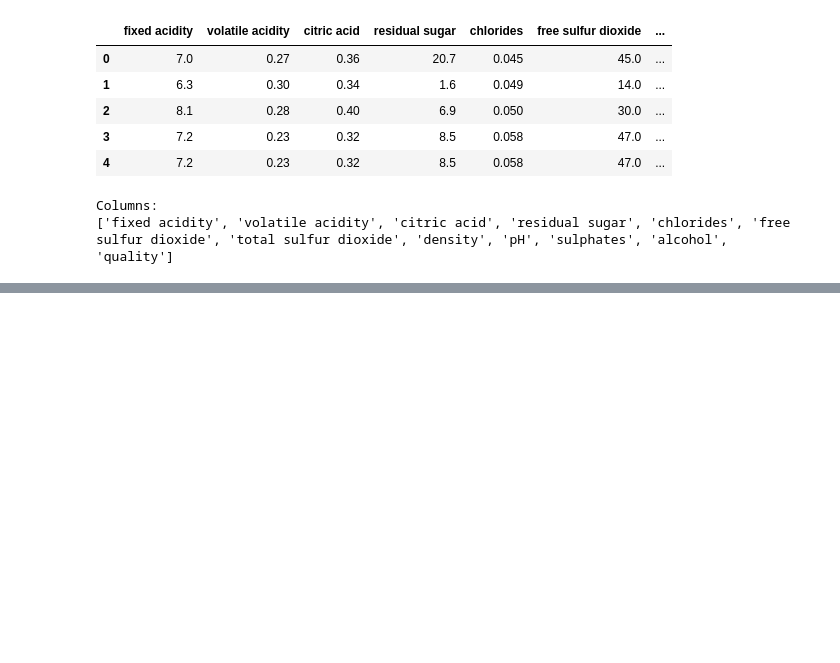
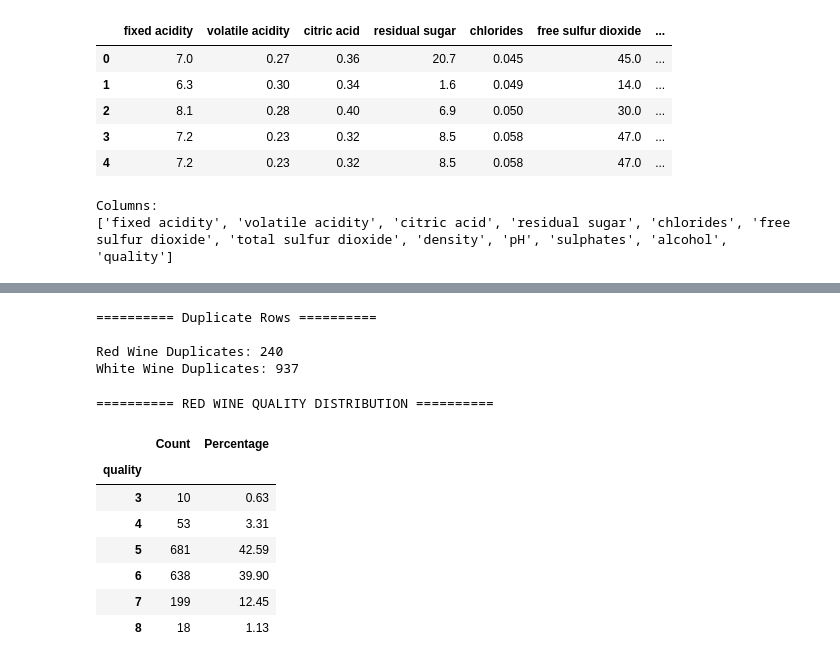
Before and after one commit to madhurmd/Wine_Quality_Comparative_Study, a Jupyter notebook: Wine_Quality_Comparative_Study_Madhur_Modi_Batch_3.ipynb, the cells around one changed output, grey strips where cells are left out. Drawn from its saved outputs; the diff is of its cells as text; code cells hidden in the pictures; blank space fills up the shorter version.

```diff
--- a/Wine_Quality_Comparative_Study_Madhur_Modi_Batch_3.ipynb
+++ b/Wine_Quality_Comparative_Study_Madhur_Modi_Batch_3.ipynb
@@ -63,0 +103,35 @@ Columns:
+# %%
+print("========== Duplicate Rows ==========\n")
+
+print("Red Wine Duplicates:",
+      red_df.duplicated().sum())
+
+print("White Wine Duplicates:",
+      white_df.duplicated().sum())
+# %% [output]
+========== Duplicate Rows ==========
+
+Red Wine Duplicates: 240
+White Wine Duplicates: 937
+# %%
+print("========== RED WINE QUALITY DISTRIBUTION ==========\n")
+
+red_counts = red_df["quality"].value_counts().sort_index()
+red_percent = red_df["quality"].value_counts(normalize=True).sort_index()*100
+
+distribution_red = pd.DataFrame({
+    "Count": red_counts,
+    "Percentage": red_percent.round(2)
+})
+
+display(distribution_red)
+# %% [output]
+========== RED WINE QUALITY DISTRIBUTION ==========
+|  | Count | Percentage |
+| quality |  |  |
+| 3 | 10 | 0.63 |
+| 4 | 53 | 3.31 |
+| 5 | 681 | 42.59 |
+| 6 | 638 | 39.90 |
+| 7 | 199 | 12.45 |
+| 8 | 18 | 1.13 |
```
Also changed, not shown: parts of 12 cells of this notebook.
